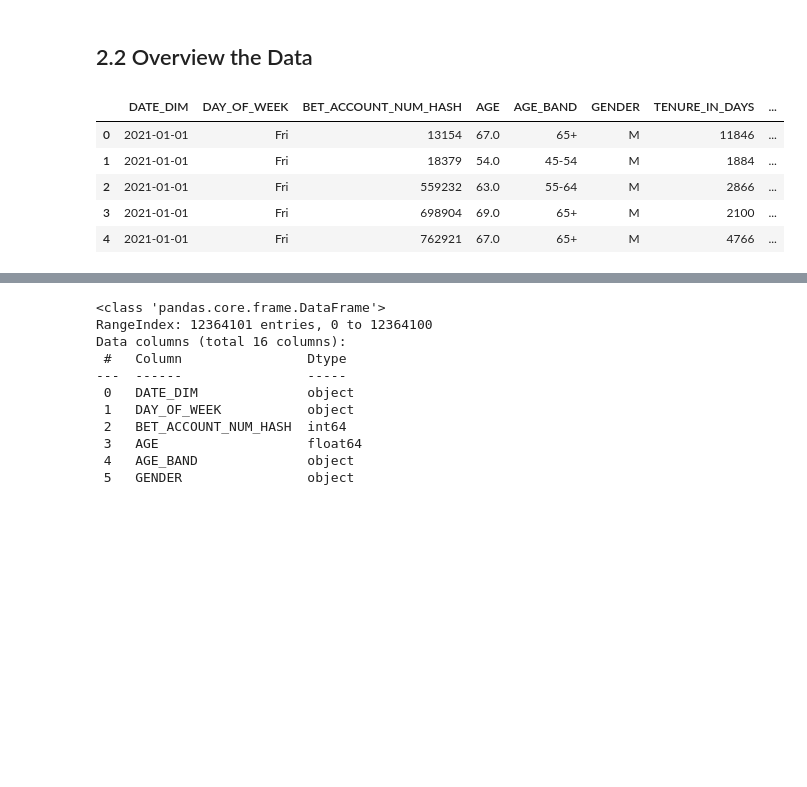
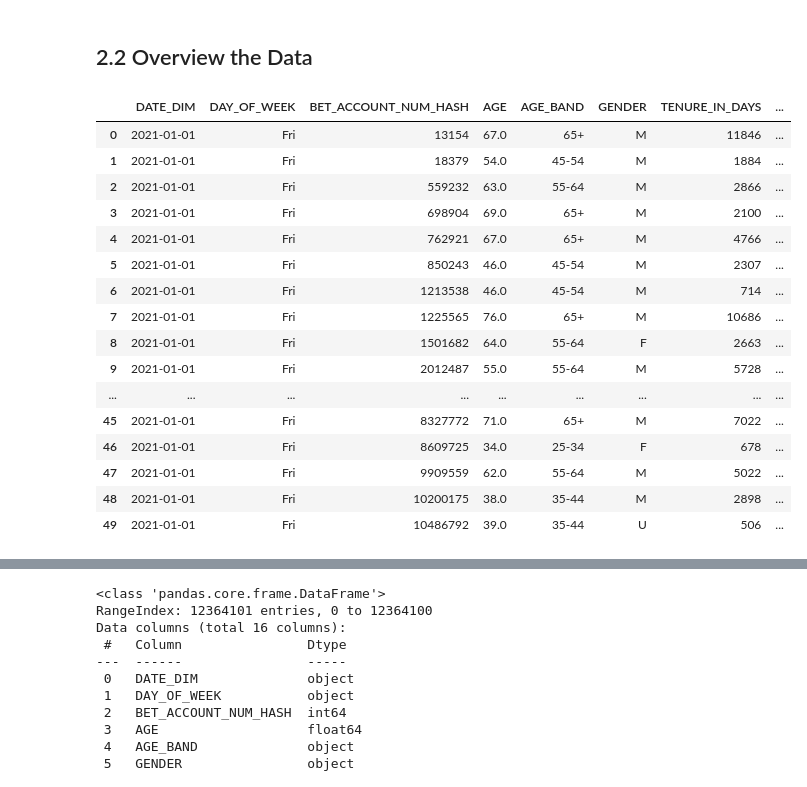
Before and after one commit to ThanhVo15/Competition, a Jupyter notebook: 2. Data Got Talent/2. Final Round/Code/TAB_Betting_Data.ipynb, the cells around one changed output, grey strips where cells are left out. Drawn from its saved outputs; the diff is of its cells as text; code cells hidden in the pictures; blank space fills up the shorter version.

```diff
--- a/2. Data Got Talent/2. Final Round/Code/TAB_Betting_Data.ipynb
+++ b/2. Data Got Talent/2. Final Round/Code/TAB_Betting_Data.ipynb
@@ -38,11 +38,22 @@ df = df_origin.copy()
 # %% [markdown]
 ## 2.2 Overview the Data
 # %%
-df.head()
+df.head(50)
 # %% [output]
 |  | DATE_DIM | DAY_OF_WEEK | BET_ACCOUNT_NUM_HASH | AGE | AGE_BAND | GENDER | TENURE_IN_DAYS | ... |
 | 0 | 2021-01-01 | Fri | 13154 | 67.0 | 65+ | M | 11846 | ... |
 | 1 | 2021-01-01 | Fri | 18379 | 54.0 | 45-54 | M | 1884 | ... |
 | 2 | 2021-01-01 | Fri | 559232 | 63.0 | 55-64 | M | 2866 | ... |
 | 3 | 2021-01-01 | Fri | 698904 | 69.0 | 65+ | M | 2100 | ... |
 | 4 | 2021-01-01 | Fri | 762921 | 67.0 | 65+ | M | 4766 | ... |
+| 5 | 2021-01-01 | Fri | 850243 | 46.0 | 45-54 | M | 2307 | ... |
+| 6 | 2021-01-01 | Fri | 1213538 | 46.0 | 45-54 | M | 714 | ... |
+| 7 | 2021-01-01 | Fri | 1225565 | 76.0 | 65+ | M | 10686 | ... |
+| 8 | 2021-01-01 | Fri | 1501682 | 64.0 | 55-64 | F | 2663 | ... |
+| 9 | 2021-01-01 | Fri | 2012487 | 55.0 | 55-64 | M | 5728 | ... |
+| ... | ... | ... | ... | ... | ... | ... | ... | ... |
+| 45 | 2021-01-01 | Fri | 8327772 | 71.0 | 65+ | M | 7022 | ... |
+| 46 | 2021-01-01 | Fri | 8609725 | 34.0 | 25-34 | F | 678 | ... |
+| 47 | 2021-01-01 | Fri | 9909559 | 62.0 | 55-64 | M | 5022 | ... |
+| 48 | 2021-01-01 | Fri | 10200175 | 38.0 | 35-44 | M | 2898 | ... |
+| 49 | 2021-01-01 | Fri | 10486792 | 39.0 | 35-44 | U | 506 | ... |
```
Also changed, not shown: parts of 5 cells of this notebook, 2 other files.
